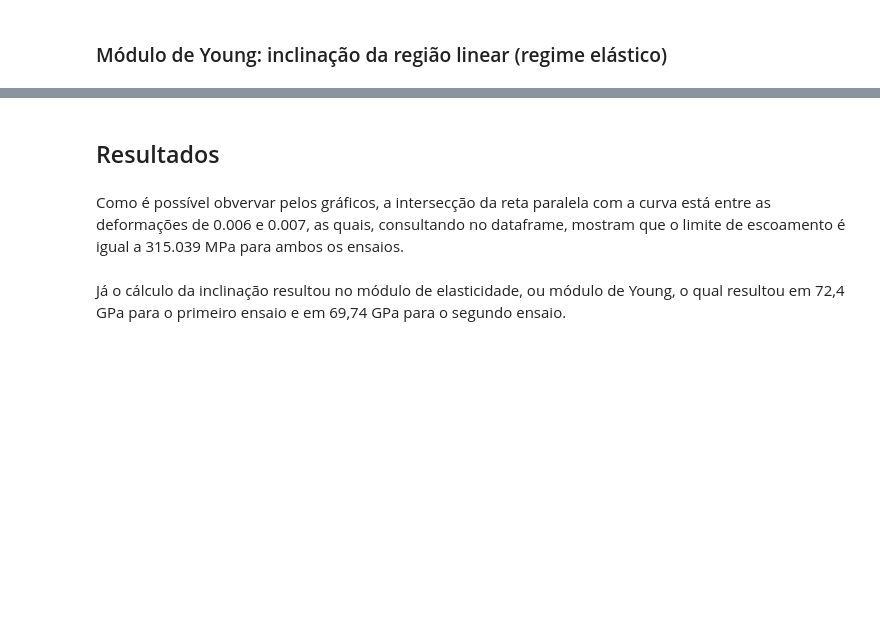
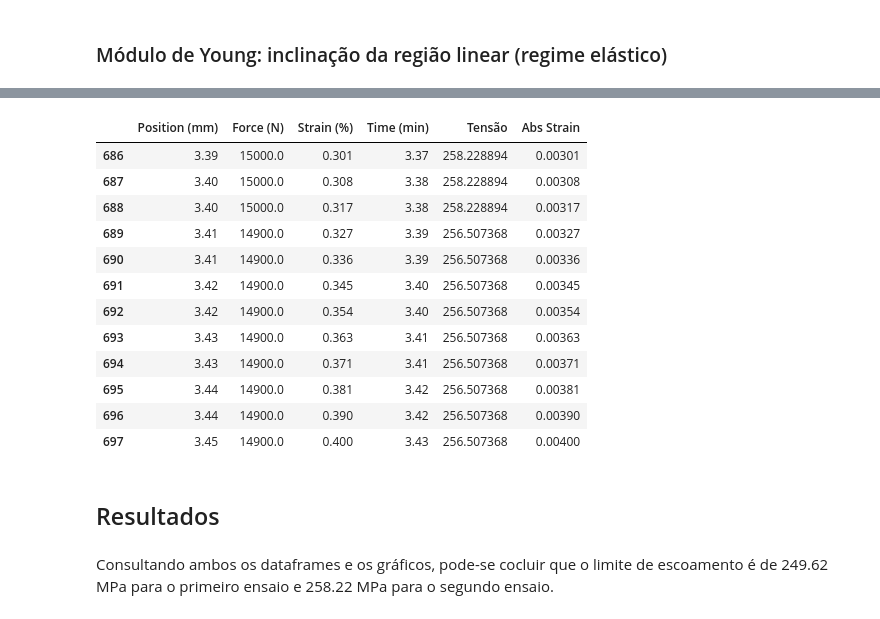
Before and after one commit to alcapriles/desconstruindoamateria, a Jupyter notebook: relatorio2.ipynb, the cells around one changed output, grey strips where cells are left out. Drawn from its saved outputs; the diff is of its cells as text; code cells hidden in the pictures; blank space fills up the shorter version.

Commit message:
cálculos finalizados

```diff
--- a/relatorio2.ipynb
+++ b/relatorio2.ipynb
@@ -152,8 +145,21 @@ ensaio2[838:854]
+# %%
+ensaio2[686:698]
+# %% [output]
+|  | Position (mm) | Force (N) | Strain (%) | Time (min) | Tensão | Abs Strain |
+| 686 | 3.39 | 15000.0 | 0.301 | 3.37 | 258.228894 | 0.00301 |
+| 687 | 3.40 | 15000.0 | 0.308 | 3.38 | 258.228894 | 0.00308 |
+| 688 | 3.40 | 15000.0 | 0.317 | 3.38 | 258.228894 | 0.00317 |
+| 689 | 3.41 | 14900.0 | 0.327 | 3.39 | 256.507368 | 0.00327 |
+| 690 | 3.41 | 14900.0 | 0.336 | 3.39 | 256.507368 | 0.00336 |
+| 691 | 3.42 | 14900.0 | 0.345 | 3.40 | 256.507368 | 0.00345 |
+| 692 | 3.42 | 14900.0 | 0.354 | 3.40 | 256.507368 | 0.00354 |
+| 693 | 3.43 | 14900.0 | 0.363 | 3.41 | 256.507368 | 0.00363 |
+| 694 | 3.43 | 14900.0 | 0.371 | 3.41 | 256.507368 | 0.00371 |
+| 695 | 3.44 | 14900.0 | 0.381 | 3.42 | 256.507368 | 0.00381 |
+| 696 | 3.44 | 14900.0 | 0.390 | 3.42 | 256.507368 | 0.00390 |
+| 697 | 3.45 | 14900.0 | 0.400 | 3.43 | 256.507368 | 0.00400 |
 # %% [markdown]
 ## Resultados
-# %% [markdown]
-Como é possível obvervar pelos gráficos, a intersecção da reta paralela com a curva está entre as deformações de 0.006 e 0.007, as quais,
-consultando no dataframe, mostram que o limite de escoamento é igual a 315.039 MPa para ambos os ensaios.
-# %% [markdown]
-Já o cálculo da inclinação resultou no módulo de elasticidade, ou módulo de Young, o qual resultou em 72,4 GPa para o
-primeiro ensaio e em 69,74 GPa para o segundo ensaio.
+# %% [markdown]
+Consultando ambos os dataframes e os gráficos, pode-se cocluir que o limite de escoamento é de 249.62 MPa para o primeiro ensaio e
+258.22 MPa para o segundo ensaio.
```
Also changed, not shown: parts of 18 cells of this notebook, 1 other file.
